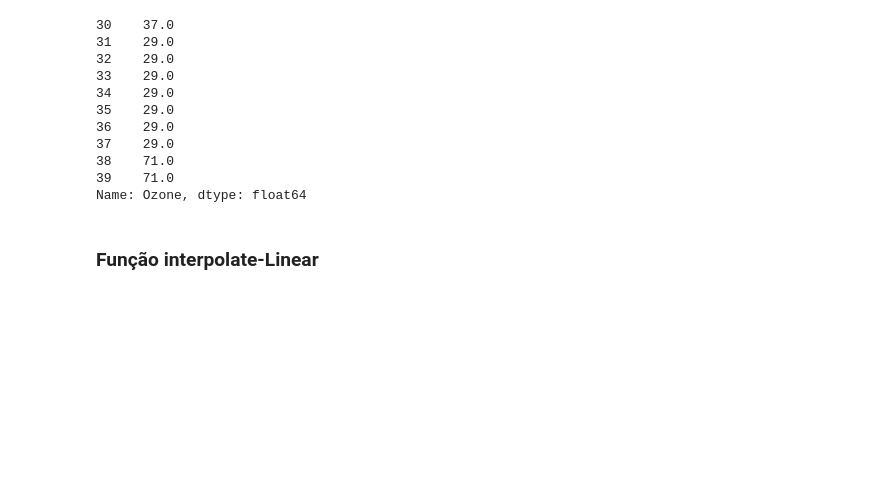
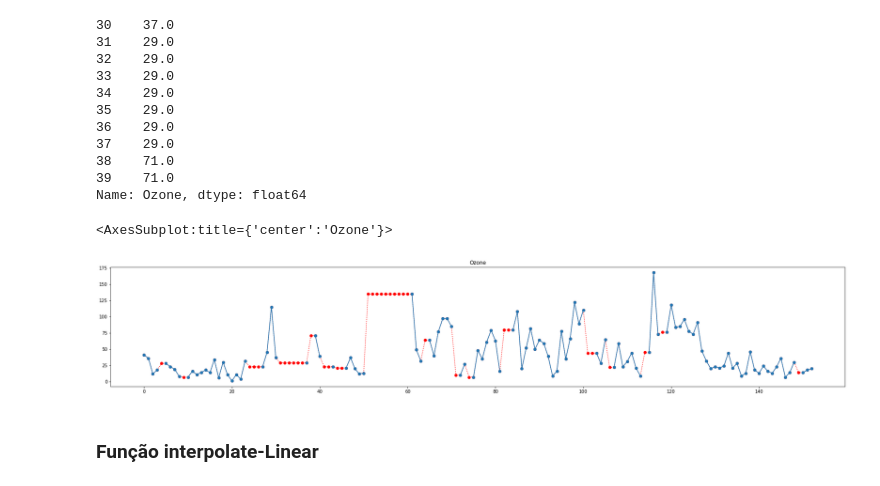
Before and after one commit to AlbertoRodrigues/MissingData, a Jupyter notebook: 3.imputacoes_simples_e_series_temporais/capitulo3.ipynb, the cells around one changed output. Cells and saved outputs as stored; diff of their text form; code cells hidden in the pictures; blank space fills up the shorter version.

```diff
--- a/3.imputacoes_simples_e_series_temporais/capitulo3.ipynb
+++ b/3.imputacoes_simples_e_series_temporais/capitulo3.ipynb
@@ -144,6 +157,13 @@ airquality['Ozone'][30:40].fillna(method='bfill')
 38    71.0
 39    71.0
 Name: Ozone, dtype: float64
+# %%
+bfill_imp=airquality.fillna(method="bfill")
+bfill_imp['Ozone'].plot(color='red', marker='o', linestyle='dotted', figsize=(30, 5))
+airquality['Ozone'].plot(title='Ozone', marker='o')
+# %% [output]
+<AxesSubplot:title={'center':'Ozone'}>
+[figure, added]
 # %% [markdown]
 ### Função interpolate-Linear
 # %%
```
Also changed, not shown: parts of 9 cells of this notebook.
